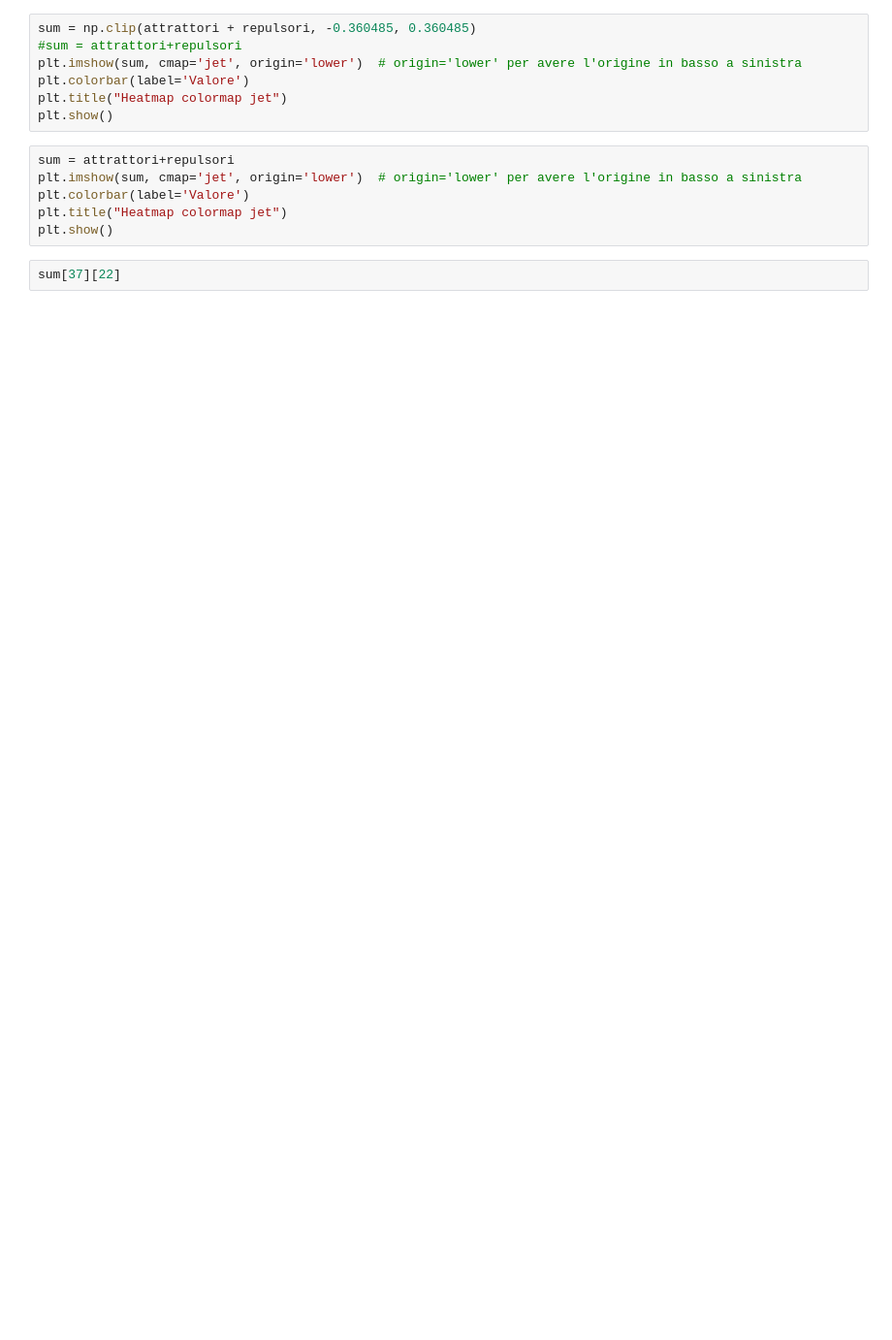
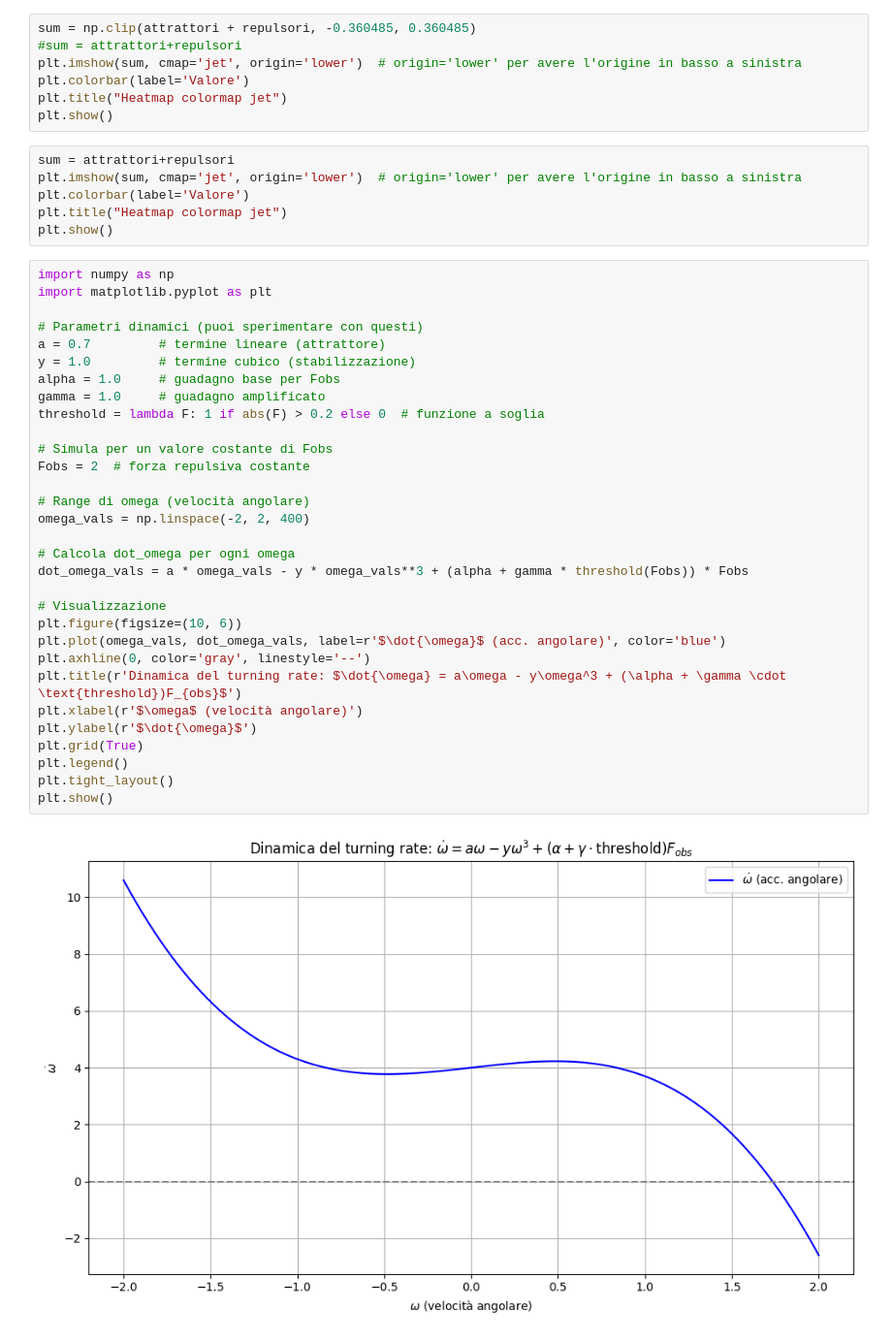
Before and after one commit to AnnaPlt/nav_master, a Jupyter notebook: scripts/prove.ipynb, the cells around one changed output. Shown at 97% size. Saved outputs shown, nothing was run; the diff lists cells and outputs as text; blank space fills up the shorter version.

```diff
--- a/scripts/prove.ipynb
+++ b/scripts/prove.ipynb
@@ -792,4 +787,35 @@ plt.colorbar(label='Valore')
 plt.title("Heatmap colormap jet")
 plt.show()
 # %%
-sum[37][22]
+import numpy as np
+import matplotlib.pyplot as plt
+
+# Parametri dinamici (puoi sperimentare con questi)
+a = 0.7         # termine lineare (attrattore)
+y = 1.0         # termine cubico (stabilizzazione)
+alpha = 1.0     # guadagno base per Fobs
+gamma = 1.0     # guadagno amplificato
+threshold = lambda F: 1 if abs(F) > 0.2 else 0  # funzione a soglia
+
+# Simula per un valore costante di Fobs
+Fobs = 2  # forza repulsiva costante
+
+# Range di omega (velocità angolare)
+omega_vals = np.linspace(-2, 2, 400)
+
+# Calcola dot_omega per ogni omega
+dot_omega_vals = a * omega_vals - y * omega_vals**3 + (alpha + gamma * threshold(Fobs)) * Fobs
+
+# Visualizzazione
+plt.figure(figsize=(10, 6))
+plt.plot(omega_vals, dot_omega_vals, label=r'$\dot{\omega}$ (acc. angolare)', color='blue')
+plt.axhline(0, color='gray', linestyle='--')
+plt.title(r'Dinamica del turning rate: $\dot{\omega} = a\omega - y\omega^3 + (\alpha + \gamma \cdot \text{threshold})F_{obs}$')
+plt.xlabel(r'$\omega$ (velocità angolare)')
+plt.ylabel(r'$\dot{\omega}$')
+plt.grid(True)
+plt.legend()
+plt.tight_layout()
+plt.show()
+# %% [output]
+[figure, added]
```
Also changed, not shown: parts of 1 cell of this notebook, 19 other files.
